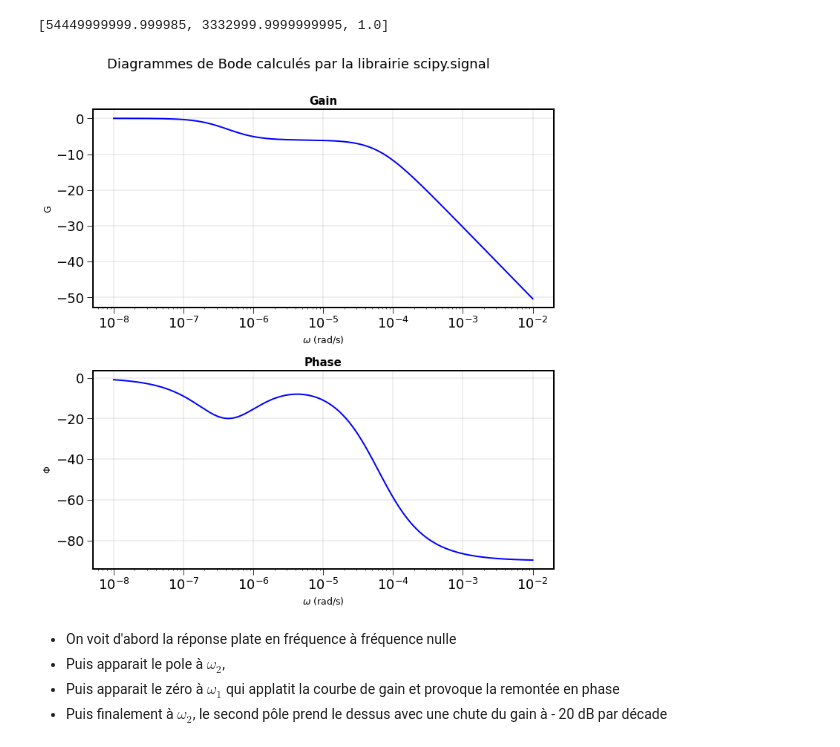
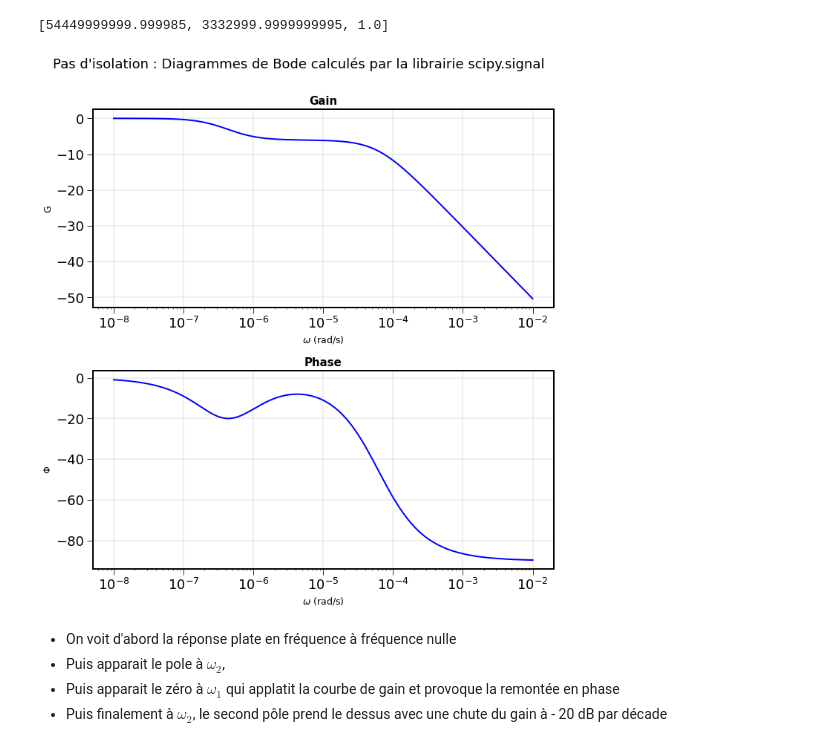
Before and after one commit to sebcampagne/mp32, a Jupyter notebook: DM_phys_17_2021_03_14/DM_EtudeThermique.ipynb, the cells around one changed output. Saved outputs shown, nothing was run; the diff lists cells and outputs as text; code cells hidden in the pictures.

Commit message:
diagramme de Bode dans le cas de l'isolation

```diff
--- a/DM_phys_17_2021_03_14/DM_EtudeThermique.ipynb
+++ b/DM_phys_17_2021_03_14/DM_EtudeThermique.ipynb
@@ -595,25 +603,25 @@ w, mag, phase = signal.bode(s1,w=X)
 # %%
 plt.figure(figsize=(10,10))
 plt.subplot(2,1,1)
 plt.semilogx(w, mag,"b")    # Bode magnitude plot
 plt.grid()
 plt.xlabel("$\omega$ (rad/s)")
 plt.ylabel("G")
 plt.title("Gain")
 
 
 plt.subplot(2,1,2)
 plt.semilogx(w, phase,"b")  # Bode phase plot
 plt.grid()
 plt.xlabel("$\omega$ (rad/s)")
 plt.ylabel("$\\Phi$")
 plt.title("Phase")
 
 plt.tight_layout()
-plt.suptitle("Diagrammes de Bode calculés par la librairie scipy.signal",y=1.05)
+plt.suptitle("Pas d'isolation : Diagrammes de Bode calculés par la librairie scipy.signal",y=1.05)
 plt.show()
 # %% [output]
-[figure, old version]
+[figure, new version]
 # %% [markdown]
 - On voit d'abord la réponse plate en fréquence à fréquence nulle
 - Puis apparait le pole à $\omega_2$,
```
Also changed, not shown: parts of 26 cells of this notebook.
